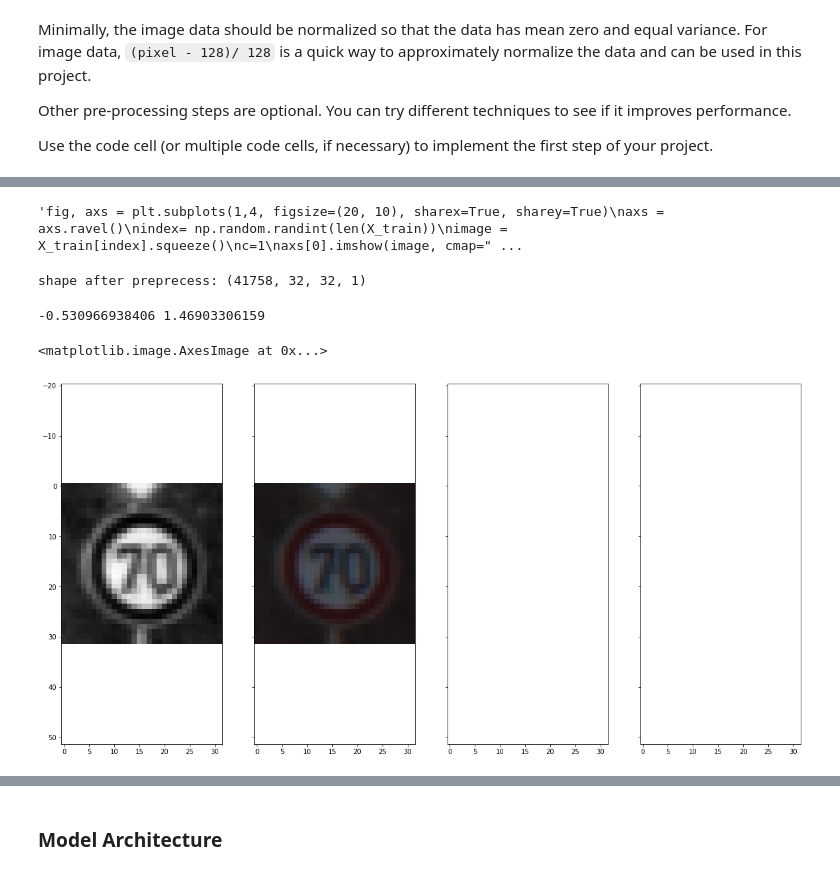
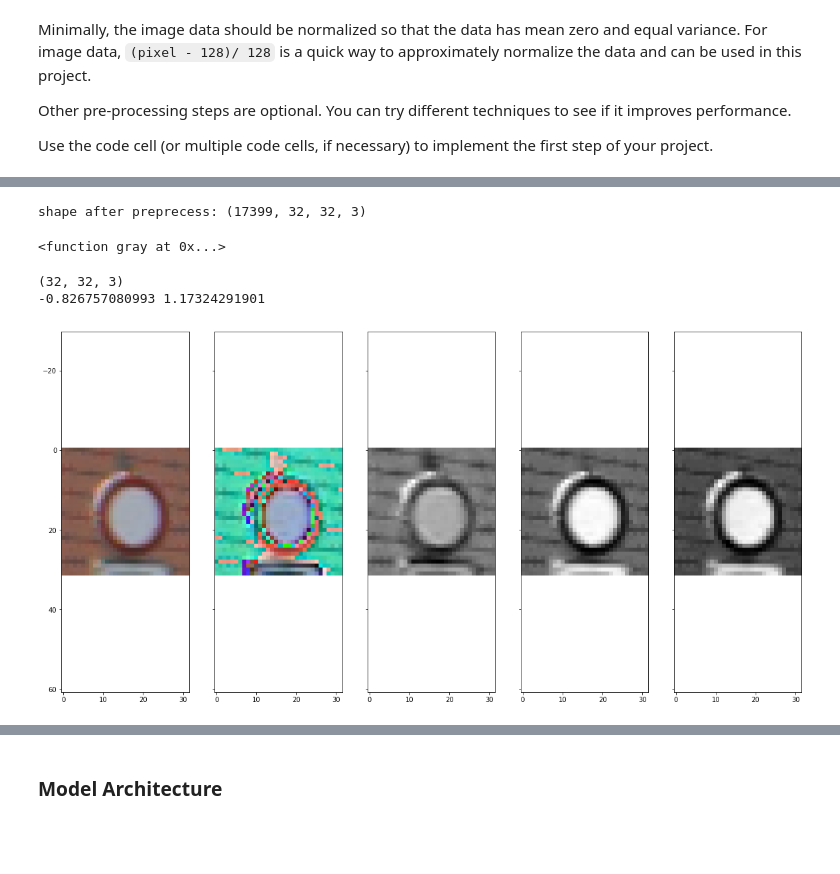
Before and after one commit to stereos/CarND-Traffic-Sign-Classifier-Project, a Jupyter notebook: Traffic_Sign_Classifier.ipynb, the cells around one changed output, grey strips where cells are left out. Cells and saved outputs as stored; diff of their text form; code cells hidden in the pictures; blank space fills up the shorter version.

Commit message:
mostly done, but need to test on aws

```diff
--- a/Traffic_Sign_Classifier.ipynb
+++ b/Traffic_Sign_Classifier.ipynb
@@ -65,9 +65,11 @@ import random
 
 ### Replace each question mark with the appropriate value.
 ### Use python, pandas or numpy methods rather than hard coding the results
+#choose if use grayscale or color, for testing purpose.
+use_grayscale=False
 
 # TODO: Number of training examples
-n_train = int(len(X_train)*1.2)
+n_train = int(len(X_train)*0.5)
 
 # TODO: Number of validation examples
 n_validation = len(X_valid)
@@ -390,30 +349,0 @@ print(np.shape(X_train))
-# %%
-'''fig, axs = plt.subplots(1,4, figsize=(20, 10), sharex=True, sharey=True)
-axs = axs.ravel()
-index= np.random.randint(len(X_train))
-image = X_train[index].squeeze()
-c=1
-axs[0].imshow(image, cmap="gray")
-image=change_image(image,c)
-axs[1].imshow(image, cmap="gray")
-image=change_image(image,c)
-axs[2].imshow(image, cmap="gray")
-print(np.shape(image))
-r1=np.random.randint(-50,50)
-r2=np.random.randint(-50,50)
-print(r1,r2)
-if r1==r2:
-    r2+=1
-rng=np.sort([r1,r2])
-for i in range(image_shape[0]):
-    for j in range(image_shape[1]):
-        for k in range(image_shape[2]):
-            newpixel=image[i,j,k]+np.random.randint(rng[0],rng[1])
-            newpixel=np.max([newpixel,0])
-            newpixel=np.min([newpixel,255])
-            image[i,j,k]=newpixel
-
-axs[3].imshow(image, cmap="gray")
-'''
-# %% [output]
-'fig, axs = plt.subplots(1,4, figsize=(20, 10), sharex=True, sharey=True)\naxs = axs.ravel()\nindex= np.random.randint(len(X_train))\nimage = X_train[index].squeeze()\nc=1\naxs[0].imshow(image, cmap=" ...
@@ -442,11 +350,16 @@ axs[3].imshow(image, cmap="gray")
 # %%
 from numpy import newaxis
-X_train_p = preprocess(X_train)
-X_valid_p = preprocess(X_valid)
-X_test_p = preprocess(X_test)
-X_train_p = X_train_p[..., newaxis]
-X_valid_p = X_valid_p[..., newaxis]
-X_test_p = X_test_p[..., newaxis]
+tmp_data,tmp_y=addNewData(X_train,y_train)
+if len(tmp_data)>0:
+    X_train=np.append(X_train, np.array(tmp_data), axis=0)
+    y_train=np.append(y_train, np.array(tmp_y), axis=0)
+X_train_p = preprocess(X_train,use_grayscale)
+X_valid_p = preprocess(X_valid,use_grayscale)
+X_test_p = preprocess(X_test,use_grayscale)
+if use_grayscale:
+    X_train_p = X_train_p[..., newaxis]
+    X_valid_p = X_valid_p[..., newaxis]
+    X_test_p = X_test_p[..., newaxis]
 
 print('shape after preprecess:', X_train_p.shape)
 #print('Grayscale shape:', X_train_gry.shape)
@@ -455,18 +368,27 @@ print('shape after preprecess:', X_train_p.shape)
 from sklearn.utils import shuffle
 X_train_p,X_train,y_train = shuffle(X_train_p,X_train, y_train)
 # %% [output]
-shape after preprecess: (41758, 32, 32, 1)
+shape after preprecess: (17399, 32, 32, 3)
+# %%
+print(gray)
+# %% [output]
+<function gray at 0x...>
 # %%
-#Show differece after normalize between 2 random
-fig, axs = plt.subplots(1,4, figsize=(20, 10), sharex=True, sharey=True)
+#Show how  the preprocess affected the image, in the case of color, also show for each channel
+#(for some reason it looks really bad to show it in color after
+fig, axs = plt.subplots(1,5, figsize=(20, 10), sharex=True, sharey=True)
 axs = axs.ravel()
 index= np.random.randint(len(X_train_p))
-image = X_train_p[index].squeeze()
+image = X_train_p[index].squeeze()#normalize(X_train[index]).squeeze()
+print(np.shape(image))
 print(np.min(X_train_p[index]),np.max(X_train_p[index]))
-axs[0].imshow(image, cmap="gray")
-image = X_train[index].squeeze()
+axs[0].imshow((X_train[index]).squeeze(), cmap="gray")
 axs[1].imshow(image, cmap="gray")
+if not use_grayscale:
+    axs[2].imshow(image[:,:,0], cmap="gray")
+    axs[3].imshow(image[:,:,1], cmap="gray")
+    axs[4].imshow(image[:,:,2], cmap="gray")
 # %% [output]
--0.530966938406 1.46903306159
+(32, 32, 3)
+-0.826757080993 1.17324291901
-<matplotlib.image.AxesImage at 0x...>
-[figure, old version]
+[figure, new version]
```
Also changed, not shown: parts of 15 cells of this notebook.
